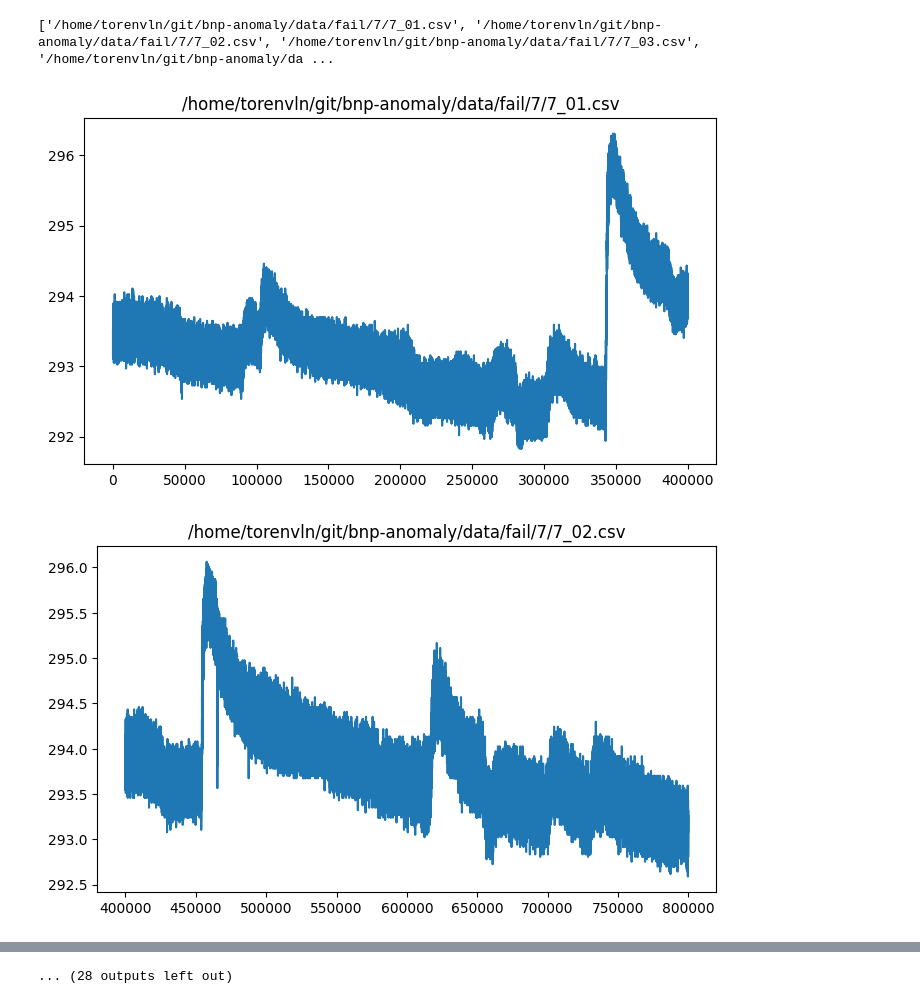
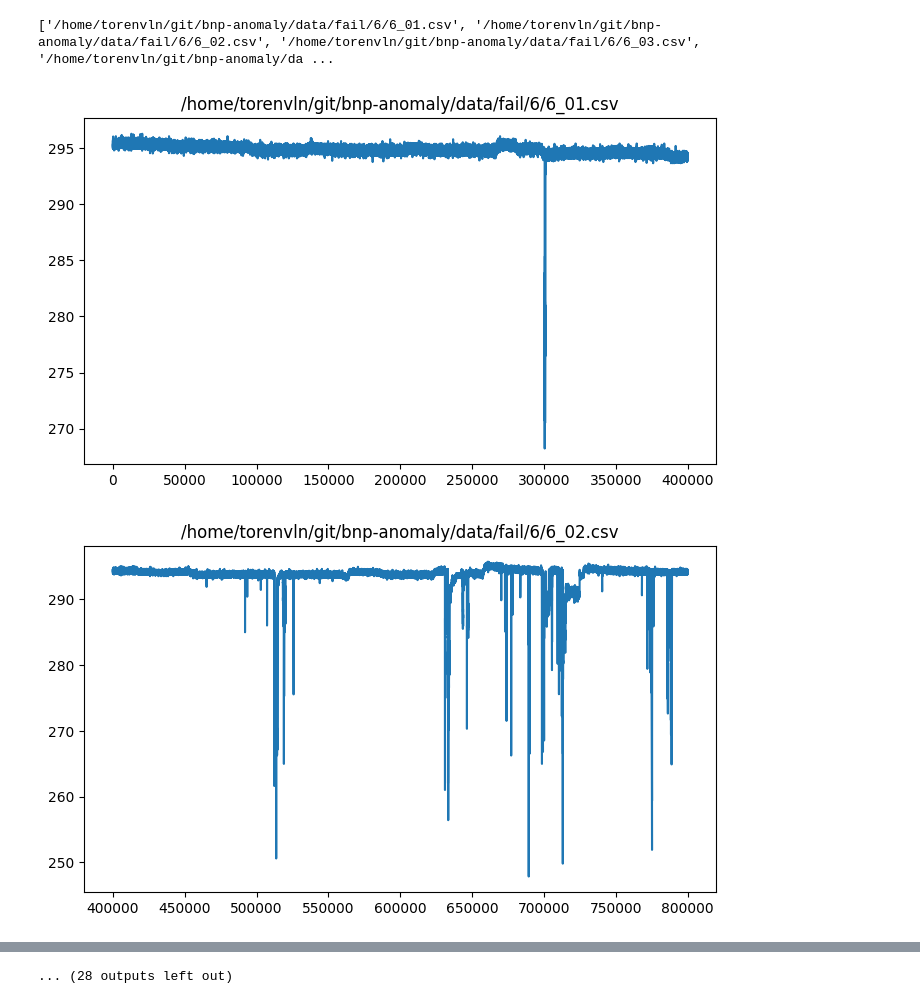
Before and after one commit to nick-torenvliet/old-bnp-anomaly, a Jupyter notebook: jupyter/view_wiba_fail.ipynb, the cells around one changed output, grey strips where cells are left out. Drawn from its saved outputs; the diff is of its cells as text; code cells hidden in the pictures.

```diff
--- a/jupyter/view_wiba_fail.ipynb
+++ b/jupyter/view_wiba_fail.ipynb
@@ -1,25 +1,25 @@
 # %%
 from glob import glob
 import pandas as pd
 import matplotlib.pyplot as plt
 
-data_dir = [7]
+data_dir = [6]
 
 for d in data_dir:
     All_files = sorted(glob('/home/torenvln/git/bnp-anomaly/data/fail/' + str(d) + '/*.csv'))
     print(All_files)
     headers = ('x','y')
     for file in All_files:
         name = file.split('.csv')[0]
         df = pd.read_csv(file, names=headers)
         x,y = df['x'], df['y']
         fig, ax = plt.subplots(figsize=(7,4))
         ax.plot(x,y)
         plt.tight_layout()
         plt.title(file)
         #plt.savefig(name+'.png', dpi=300, bbox='tight')
         plt.show()
 # %% [output]
-['/home/torenvln/git/bnp-anomaly/data/fail/7/7_01.csv', '/home/torenvln/git/bnp-anomaly/data/fail/7/7_02.csv', '/home/torenvln/git/bnp-anomaly/data/fail/7/7_03.csv', '/home/torenvln/git/bnp-anomaly/da ...
+['/home/torenvln/git/bnp-anomaly/data/fail/6/6_01.csv', '/home/torenvln/git/bnp-anomaly/data/fail/6/6_02.csv', '/home/torenvln/git/bnp-anomaly/data/fail/6/6_03.csv', '/home/torenvln/git/bnp-anomaly/da ...
-[figure, old version]
+[figure, new version]
-[figure, old version]
+[figure, new version]
```
Also changed, not shown: parts of 1 cell of this notebook, 2 other files.
